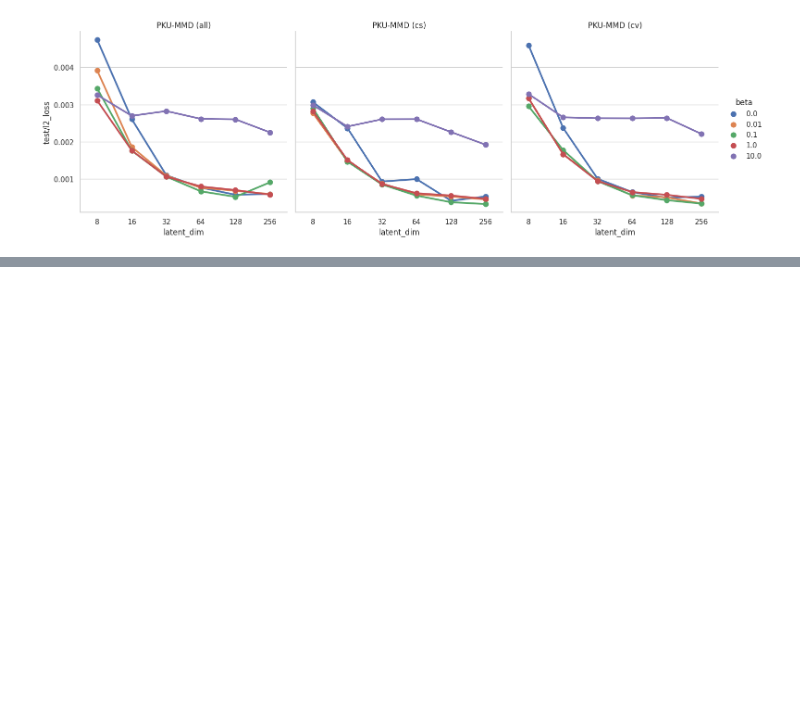
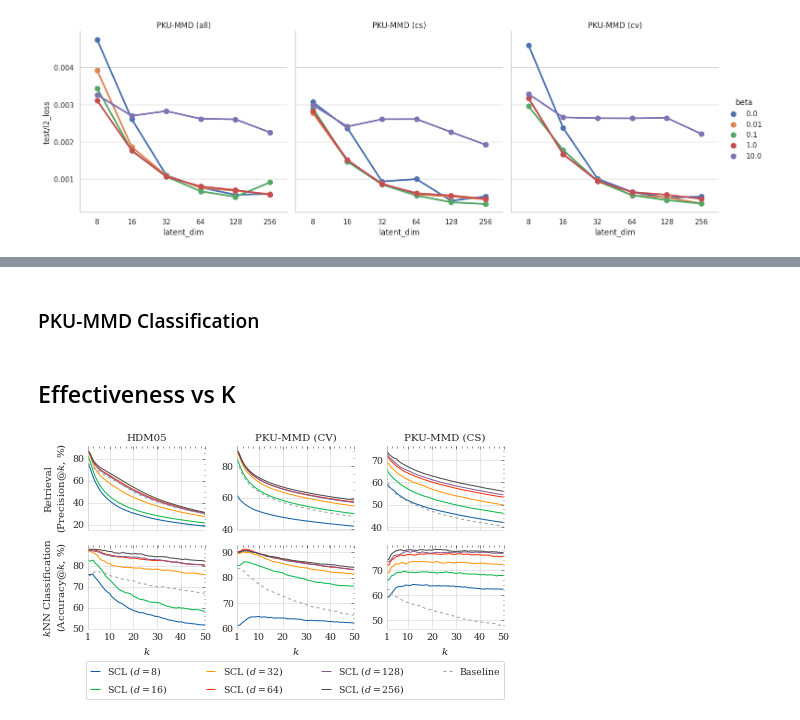
Before and after one commit to fabiocarrara/mocap-vae-features, a Jupyter notebook: plots.ipynb, the cells around one changed output, grey strips where cells are left out. Drawn from its saved outputs; the diff is of its cells as text; code cells hidden in the pictures; blank space fills up the shorter version.

Commit message:
added plots for retrieval results

```diff
--- a/plots.ipynb
+++ b/plots.ipynb
@@ -66,0 +206,2 @@ for dataset, plot_data in metrics.groupby('dataset'):
+# %% [markdown]
+### PKU-MMD Classification
@@ -66,0 +244,58 @@ for dataset, plot_data in metrics.groupby('dataset'):
+# %%
+baselines = (
+    hdm05_retrieval_baseline,
+    hdm05_classif_baseline,
+    pku_cv_retrieval_baseline,
+    pku_cs_retrieval_baseline,
+    pku_cv_classif_baseline,
+    pku_cs_classif_baseline,
+)
+
+vae = (
+    hdm05_retrieval_vae,
+    hdm05_classif_vae,
+    pku_cv_retrieval_vae,
+    pku_cs_retrieval_vae,
+    pku_cv_classif_vae,
+    pku_cs_classif_vae,
+)
+# %% [markdown]
+## Effectiveness vs K
+# %%
+sns.set_theme(context='notebook', style='whitegrid', font_scale=0.85)
+plt.style.use(['science','no-latex'])
+
+baseline = pd.concat(baselines, ignore_index=True)
+baseline = baseline[baseline.distance == 'DTW']  # best distance for baseline
+
+data = pd.concat((*vae, baseline), ignore_index=True)
+
+dashes = {k: (3, 3) if 'Baseline' in k else (1, 0) for k in data.label.unique()}
+# data = data[data.k.isin((1, 2, 3, 4, 5, 10, 15, 20, 25))]
+g = sns.relplot(
+    data=data, kind='line', #marker='o', ms=3,
+    row='metric', col='dataset',
+    x='k', y='value', hue='label',
+    style='label', dashes=dashes,
+    aspect=1.4, height=1.7,
+    facet_kws=dict(
+        margin_titles=True,
+        sharey=False,
+    ),
+)
+
+g.set_titles(col_template='{col_name}', row_template='')
+g.set_axis_labels(x_var=r'$k$', y_var='%')
+g.set(xlim=(1, 50), xticks=(1, 10, 20, 30, 40, 50))
+
+g.axes[0,0].set_ylabel(f'Retrieval\n({prec_label}, %)')
+g.axes[1,0].set_ylabel(f'$k$NN Classification\n({acc_label}, %)')
+
+sns.move_legend(g, loc='lower center', ncol=4, mode='expand', bbox_to_anchor=(0.083, -0.15, 0.695, 1),
+                handlelength=1, frameon=True)#, facecolor=(.9,.9,.9,1))
+g.legend.set_title('')
+g.tight_layout()
+
+g.savefig('figures/perf-vs-k.pdf', bbox_inches='tight')
+# %% [output]
+[figure, added]
```
Also changed, not shown: parts of 17 cells of this notebook.
